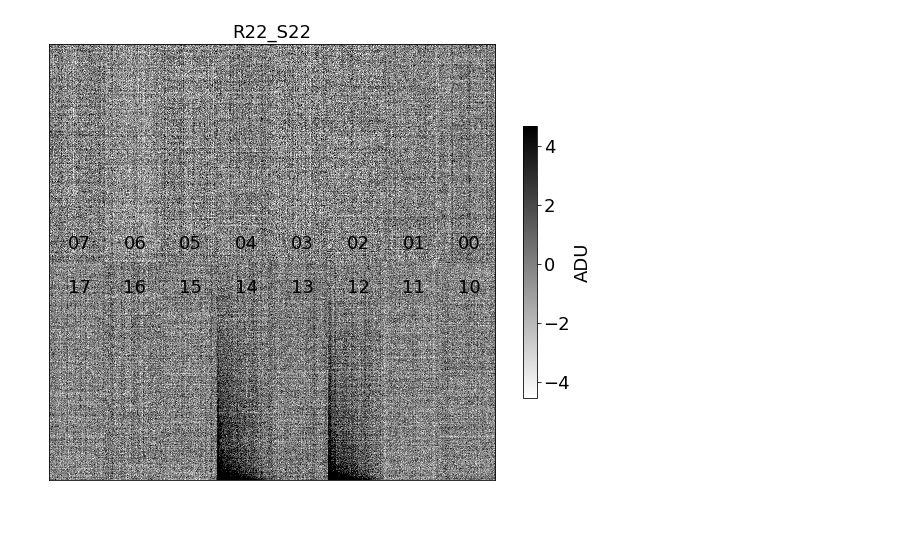
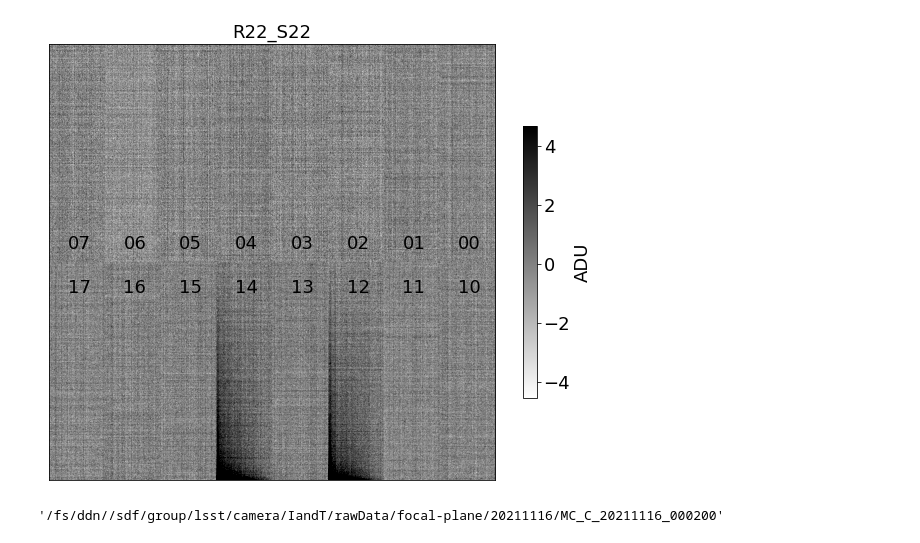
Before and after one commit to lsst-camera-dh/CompareRuns, a Jupyter notebook: PublicationImages.ipynb, the cells around one changed output. Cells and saved outputs as stored; diff of their text form; code cells hidden in the pictures.

Commit message:
added tearing figures

```diff
--- a/PublicationImages.ipynb
+++ b/PublicationImages.ipynb
@@ -68,11 +95,13 @@ class Plotter:
 # %%
+path="/fs/ddn/"+os.readlink(glob.glob(f"{basepath}/{runnum}/BOT_acq/v0/105150/bias_bias_000")[0])
+
 p=Plotter(
-    infile=glob.glob(f"{basepath}/{runnum}/BOT_acq/v0/*/bias_bias_000/*{sensor}.fits")[0],
+    infile=glob.glob(f"{path}/*{sensor}.fits")[0],
     nsig=5,
     win=pylab_plotter.Window(figsize=(10, 10)),
     cmap=pylab.cm.gray_r,
     title=sensor,
-    bias_frame='rowcol',
+    bias_frame="rowcol",
     binsize=4,
     outfile="/dev/shm/out.fits"
 )
@@ -85,4 +112,8 @@ Adding an axes using the same arguments as a previous axes currently reuses the
-[figure, old version]
+[figure, new version]
+# %%
+path
+# %% [output]
+'/fs/ddn//sdf/group/lsst/camera/IandT/rawData/focal-plane/20211116/MC_C_20211116_000200'
 # %%
 expid = "MC_C_20211216_001134"
 
```
Also changed, not shown: parts of 16 cells of this notebook.
